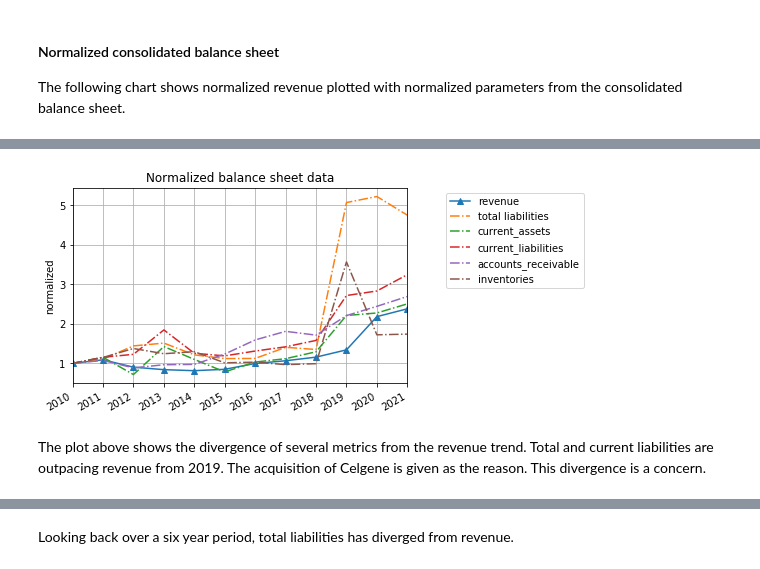
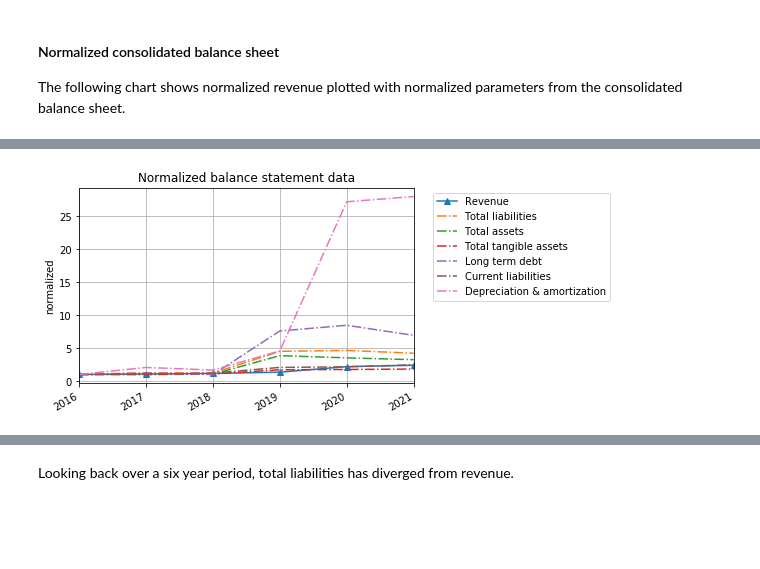
Before and after one commit to Tiburonboy/objective-blue-fish, a Jupyter notebook: BMY analysis.ipynb, the cells around one changed output, grey strips where cells are left out. Saved outputs shown, nothing was run; the diff lists cells and outputs as text; code cells hidden in the pictures; blank space fills up the shorter version.

```diff
--- a/BMY analysis.ipynb
+++ b/BMY analysis.ipynb
@@ -1255,12 +1298,13 @@ tvce = tcv-vod-vps-stl # total value of common equity
 isv = tvce/so # intrinsic stock value
 
 # print cash flows in a table
-print('{:4s}{:>10s}{:>10s}{:>10s}{:>10s}{:>10s}{:>10s}{:>10s}{:>10s}{:>10s}{:>10s}{:>10s}'.format('Year','Rev','NOP','AdjTaxes',
+print('{:4s}{:>10s}{:>10s}{:>10s}{:>10s}{:>10s}{:>10s}{:>10s}{:>10s}{:>10s}{:>10s}{:>10s}'.format(
+    'Year','Rev','NOP','AdjTaxes',
     'NOPAT','Invest.','Deprec.','dInvest.','dWC','FCFF','DF','DF*FCFF'))
 for i in range(len(fy)):
-    print('{:4.0f}{:10,.0f}{:10,.0f}{:10,.0f}{:10,.0f}{:10,.0f}{:10,.0f}{:10,.0f}{:10,.0f}{:10,.0f}{:10,.4f}{:10,.0f}'.format(fy[i],
-        rev[i]/1e6,net_op[i]/1e6,adj_taxes[i]/1e6,nopat[i]/1e6,invest[i]/1e6,depre[i]/1e6,(invest[i]-depre[i])/1e6,ciwc[i]/1e6,
-        fcff[i]/1e6,disc_fact[i],disc_fcff[i]/1e6))
+    print('{:4.0f}{:10,.0f}{:10,.0f}{:10,.0f}{:10,.0f}{:10,.0f}{:10,.0f}{:10,.0f}{:10,.0f}{:10,.0f}{:10,.4f}{:10,.0f}'.
+        format(fy[i],rev[i]/1e6,net_op[i]/1e6,adj_taxes[i]/1e6,nopat[i]/1e6,invest[i]/1e6,depre[i]/1e6,
+        (invest[i]-depre[i])/1e6,ciwc[i]/1e6,fcff[i]/1e6,disc_fact[i],disc_fcff[i]/1e6))
 # %% [output]
 Year       Rev       NOP  AdjTaxes     NOPAT   Invest.   Deprec.  dInvest.       dWC      FCFF        DF   DF*FCFF
 2021    46,385         0         0         0         0         0         0         0         0    0.0000         0
@@ -1314,6 +1409,15 @@ EPS = df_NAIC_financials.iloc[1].to_numpy()[1:].astype('float')[::-1]
 **High and low price history for each year**
 From the daily price history obtained from yahoo finance, the high and low closing price for each is obtained and the data saved to the financial data frame as new columns.
 # %%
+#column names: fiscal years
+years_list = df_metrics_sheet.columns[1:].values.astype('str')[::-1]
+
+# convert years to datetime format
+year_ended_list = []
+for i in years_list:
+    year_ended_list.append(datetime.strptime(i, '%Y'))
+
+# make emnpy lists to store open, close, high and low price data for each fiscal year
 fy_open = []
 fy_close = []
 fy_high = []
@@ -2168,52 +2386,56 @@ The following chart shows normalized revenue plotted with normalized parameters
 # %%
 # Set the locator
 locator = mdates.YearLocator()  # every year
 fmt = mdates.DateFormatter('%Y')
 
 # set look back range, left_yr is the index into the date range
-left_yr = 0 #look back to 1st year in the series
+left_yr = -6
 
-plt.plot(year_ended_list[left_yr:],revenue[left_yr:]/revenue[left_yr],'^-',label='revenue')
-plt.plot(year_ended_list[left_yr:],
-         total_liabilities[left_yr:]/total_liabilities[left_yr],
-         '-.',label='total liabilities')
-plt.plot(year_ended_list[left_yr:],
-         df_dcf_data['current_assets'][left_yr:]/df_dcf_data['current_assets'].iloc[left_yr],
-         '-.',label='current_assets')
-plt.plot(year_ended_list[left_yr:],
-         df_dcf_data['current_liabilities'][left_yr:]/df_dcf_data['current_liabilities'].iloc[left_yr],
-         '-.',label='current_liabilities')
-plt.plot(year_ended_list[left_yr:],
-         df_dcf_data['accounts_receivable'][left_yr:]/df_dcf_data['accounts_receivable'].iloc[left_yr],
-         '-.',label='accounts_receivable')
-plt.plot(year_ended_list[left_yr:],
-         df_dcf_data['inventories'][left_yr:]/df_dcf_data['inventories'].iloc[left_yr],
-         '-.',label='inventories')
+plt.plot(df_metrics_data['FY'][left_yr:],
+    df_dcf_data['revenue'][left_yr:]/df_dcf_data['revenue'].iloc[left_yr],'^-',label='Revenue')
+plt.plot(df_metrics_data['FY'][left_yr:],
+    df_metrics_data['total_liabilities'][left_yr:]/df_metrics_data['total_liabilities'].iloc[left_yr],
+    '-.',label='Total liabilities')
+plt.plot(df_metrics_data['FY'][left_yr:],
+    df_metrics_data['total_assets'][left_yr:]/df_metrics_data['total_assets'].iloc[left_yr],
+    '-.',label='Total assets')
+plt.plot(df_metrics_data['FY'][left_yr:],
+    df_metrics_data['total_tangible_assets'][left_yr:]/df_metrics_data['total_tangible_assets'].iloc[left_yr],
+    '-.',label='Total tangible assets')
+plt.plot(df_metrics_data['FY'][left_yr:],
+    df_dcf_data['long_term_debt'][left_yr:]/df_dcf_data['long_term_debt'].iloc[left_yr],'-.',label='Long term debt')
+plt.plot(df_metrics_data['FY'][left_yr:],
+    df_dcf_data['current_liabilities'][left_yr:]/df_dcf_data['current_liabilities'].iloc[left_yr],
+    '-.',label='Current liabilities')
+'''
+plt.plot(df_metrics_data['FY'][left_yr:],
+    df_dcf_data['current_assets'][left_yr:]/df_dcf_data['current_assets'].iloc[left_yr],
+    '-.',label='Current assets')
+'''
+# Depreciation and amortization
+plt.plot(df_metrics_data['FY'][left_yr:],
+    df_dcf_data['depreciation'][left_yr:]/df_dcf_data['depreciation'].iloc[left_yr],'-.',label='Depreciation & amortization')
 
 X = plt.gca().xaxis
 X.set_major_locator(locator)
 # Specify formatter
 X.set_major_formatter(fmt)
-
 plt.gcf().autofmt_xdate()
-
 # Changes x-axis range
 plt.gca().set_xbound(year_ended_list[left_yr], year_ended_list[-1])
 
 #plt.ylim((0,4))
-#plt.xlim([datetime.date(2014, 1, 26), datetime.date(2014, 2, 1)])
-plt.title('Normalized balance sheet data')
+plt.title('Normalized balance statement data')
 plt.ylabel('normalized')
 #plt.legend()
-plt.legend(bbox_to_anchor=(1.1, 1))
+plt.legend(bbox_to_anchor=(1.6, 1))
+
 plt.grid()
 
 # space between the plots
 #plt.tight_layout(4)
 
 # show plot
 plt.show()
 # %% [output]
-[figure, old version]
+[figure, new version]
-# %% [markdown]
-The plot above shows the divergence of several metrics from the revenue trend. Total and current liabilities are outpacing revenue from 2019. The acquisition of Celgene is given as the reason. This divergence is a concern.
```
Also changed, not shown: parts of 60 cells of this notebook, 1 other file.
